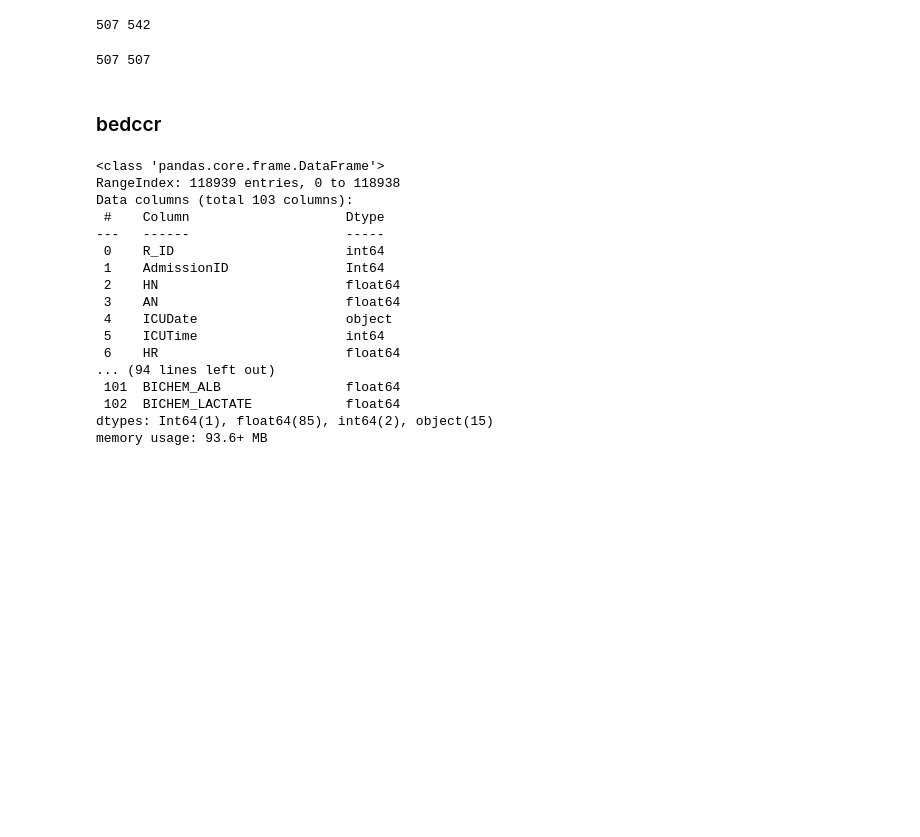
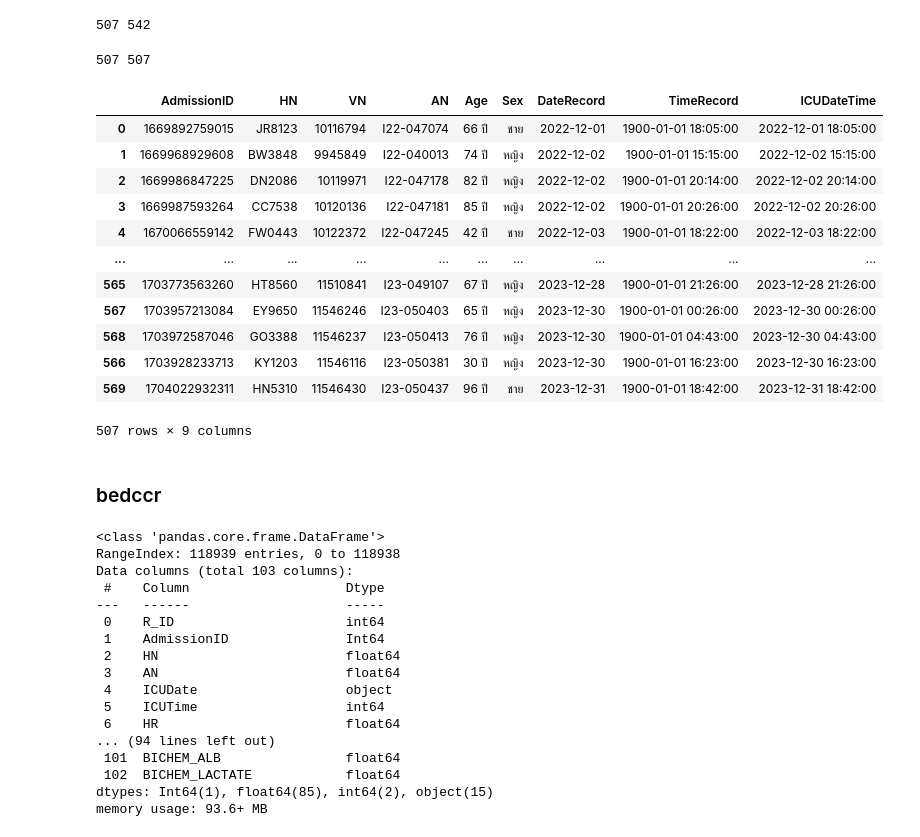
Before and after one commit to Tonry12/Data_joyx2, a Jupyter notebook: mergeSmart_ICU_tonnaw.ipynb, the cells around one changed output. Saved outputs shown, nothing was run; the diff lists cells and outputs as text; code cells hidden in the pictures; blank space fills up the shorter version.

```diff
--- a/mergeSmart_ICU_tonnaw.ipynb
+++ b/mergeSmart_ICU_tonnaw.ipynb
@@ -65,6 +65,22 @@ admission = admission.drop_duplicates(subset=['HN'], keep='first')
 print(admission['HN'].nunique(), admission['AN'].nunique())
 # %% [output]
 507 507
+# %%
+admission
+# %% [output]
+|  | AdmissionID | HN | VN | AN | Age | Sex | DateRecord | TimeRecord | ICUDateTime |
+| 0 | 1669892759015 | JR8123 | 10116794 | I22-047074 | 66 ปี | ชาย | 2022-12-01 | 1900-01-01 18:05:00 | 2022-12-01 18:05:00 |
+| 1 | 1669968929608 | BW3848 | 9945849 | I22-040013 | 74 ปี | หญิง | 2022-12-02 | 1900-01-01 15:15:00 | 2022-12-02 15:15:00 |
+| 2 | 1669986847225 | DN2086 | 10119971 | I22-047178 | 82 ปี | หญิง | 2022-12-02 | 1900-01-01 20:14:00 | 2022-12-02 20:14:00 |
+| 3 | 1669987593264 | CC7538 | 10120136 | I22-047181 | 85 ปี | หญิง | 2022-12-02 | 1900-01-01 20:26:00 | 2022-12-02 20:26:00 |
+| 4 | 1670066559142 | FW0443 | 10122372 | I22-047245 | 42 ปี | ชาย | 2022-12-03 | 1900-01-01 18:22:00 | 2022-12-03 18:22:00 |
+| ... | ... | ... | ... | ... | ... | ... | ... | ... | ... |
+| 565 | 1703773563260 | HT8560 | 11510841 | I23-049107 | 67 ปี | หญิง | 2023-12-28 | 1900-01-01 21:26:00 | 2023-12-28 21:26:00 |
+| 567 | 1703957213084 | EY9650 | 11546246 | I23-050403 | 65 ปี | หญิง | 2023-12-30 | 1900-01-01 00:26:00 | 2023-12-30 00:26:00 |
+| 568 | 1703972587046 | GO3388 | 11546237 | I23-050413 | 76 ปี | หญิง | 2023-12-30 | 1900-01-01 04:43:00 | 2023-12-30 04:43:00 |
+| 566 | 1703928233713 | KY1203 | 11546116 | I23-050381 | 30 ปี | หญิง | 2023-12-30 | 1900-01-01 16:23:00 | 2023-12-30 16:23:00 |
+| 569 | 1704022932311 | HN5310 | 11546430 | I23-050437 | 96 ปี | ชาย | 2023-12-31 | 1900-01-01 18:42:00 | 2023-12-31 18:42:00 |
+507 rows × 9 columns
 # %% [markdown]
 ### bedccr
 # %%
```
Also changed, not shown: parts of 1 cell of this notebook.
